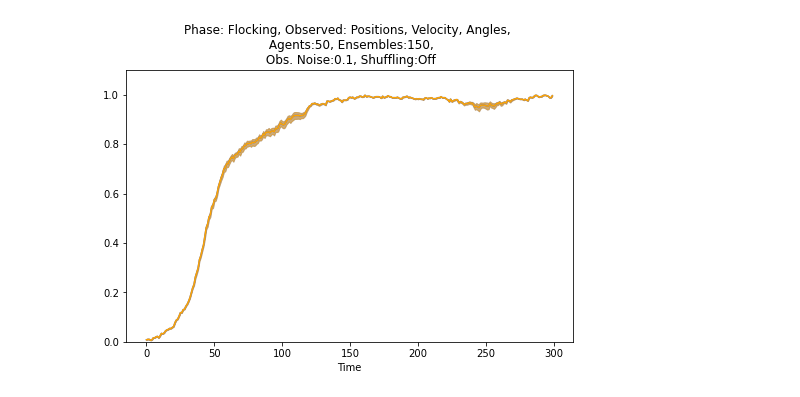
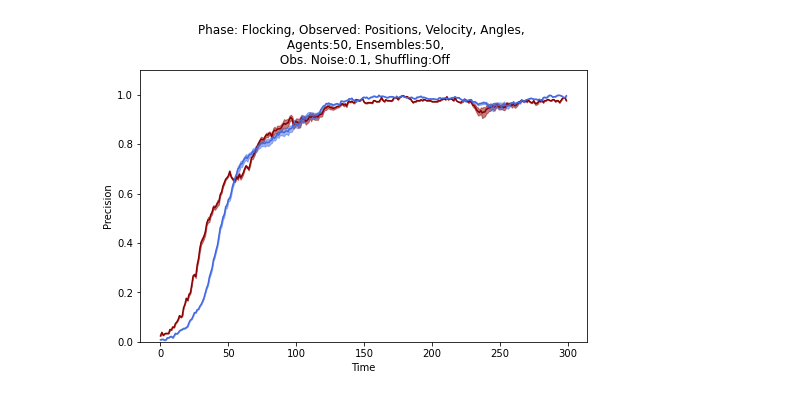
Before and after one commit to simonblaue/vicsek-data-assimilation, a Jupyter notebook: src/Static_Plots.ipynb, the cells around one changed output. Saved outputs shown, nothing was run; the diff lists cells and outputs as text; code cells hidden in the pictures.

```diff
--- a/src/Static_Plots.ipynb
+++ b/src/Static_Plots.ipynb
@@ -116,16 +16,11 @@ def get_header(exp):
 # %%
 # Single Case Example for one Experiment
 
 experiment = 'Flocking_1111_50_50_0.1_False'
 
 fig,axs = createfig(nrows=1,nraxs=1)
 
-#plot_metric(axs[0],experiment,color='darkred')
-plot_metric(axs[0],experiment,metric='Average LPP')
-
-
-experiment = 'Flocking_1111_50_150_0.1_False'
-#plot_metric(axs[0],experiment,color='darkred')
-plot_metric(axs[0],experiment,metric='Average LPP',color='orange')
+plotting.plot_metric(axs[0],experiment,color='darkred')
+plotting.plot_metric(axs[0],experiment,metric='Average LPP')
 # %% [output]
-[figure, old version]
+[figure, new version]
```
Also changed, not shown: parts of 14 cells of this notebook, 1 other file.
